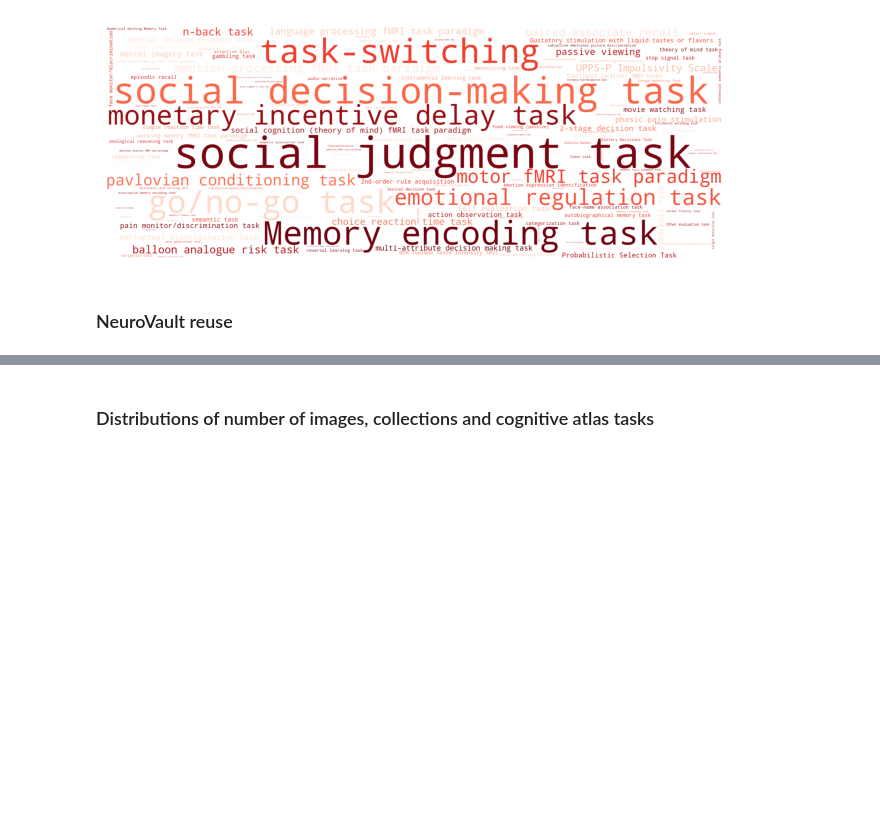
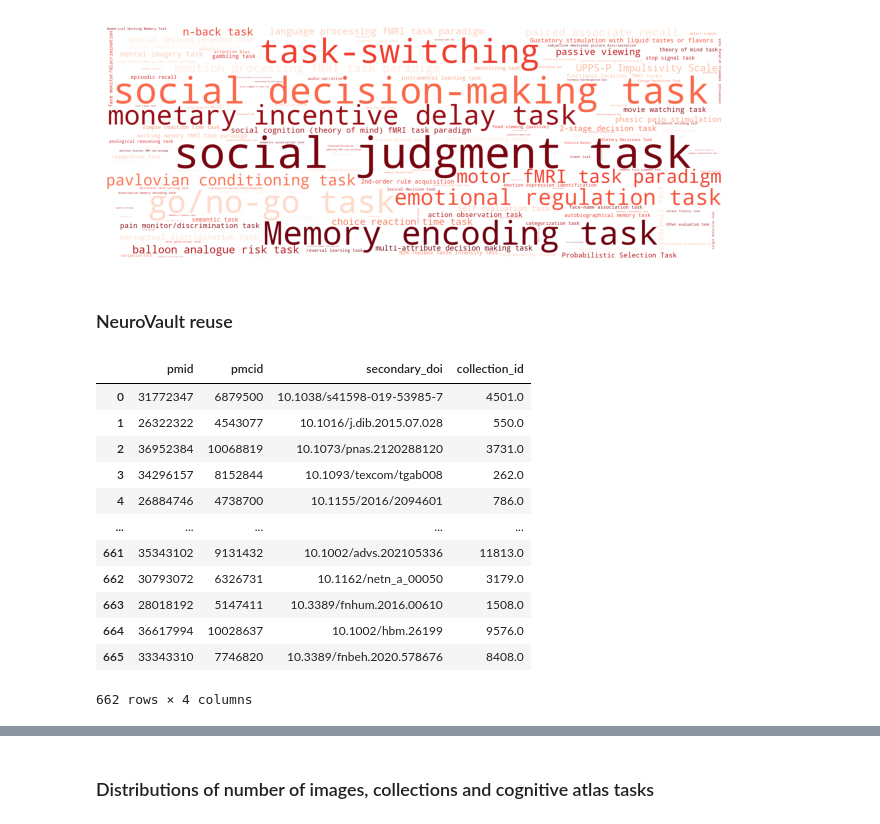
Before and after one commit to NBCLab/large-scale-ibma, a Jupyter notebook: figures/neurovault_data.ipynb, the cells around one changed output, grey strips where cells are left out. Drawn from its saved outputs; the diff is of its cells as text; code cells hidden in the pictures; blank space fills up the shorter version.

```diff
--- a/figures/neurovault_data.ipynb
+++ b/figures/neurovault_data.ipynb
@@ -568,33 +864,45 @@ pubget_metadata_fn = op.join(
     query_neurovault,
     "subset_allArticles_extractedData",
     "metadata.csv",
 )
 pubget_nv_fn = op.join(
     pubget_dir,
     query_neurovault,
     "subset_allArticles_extractedData",
     "neurovault_collections.csv",
 )
 pubget_nv_df = pd.read_csv(pubget_nv_fn)
 pubget_metadata_df = pd.read_csv(pubget_metadata_fn)
 
 # Convert private_token to collection_id
 collection_ids = pubget_nv_df["collection_id"].to_list()
 pubget_nv_df["collection_id"] = [
     _convert_collection_id(id_, collections) for id_ in collection_ids
 ]
 
 # Get PMIDs and PMCIDs from metadata
 pubget_nv_df = pd.merge(pubget_nv_df, pubget_metadata_df[["pmcid", "pmid", "doi"]], on="pmcid")
 pubget_nv_df = pubget_nv_df.reindex(columns=["pmid", "pmcid", "doi", "collection_id"])
 pubget_nv_df = pubget_nv_df.rename(columns={"doi": "secondary_doi"})
 pubget_nv_df["pmid"] = pubget_nv_df["pmid"].astype("Int64")
 pubget_nv_df = pubget_nv_df.dropna(
     subset=["collection_id"]
 )  # Some private collections couldnt be mapped to public ones
 
 # Get collections found by pubget
 collections_pmid_nnan_df = collections_pmid_df.dropna(subset=["pmid"])
-nv_coll = collections_pmid_nnan_df["collection_id"].to_list()
-pubget_nv_coll = pubget_nv_df["collection_id"].to_list()
-matching_ids = np.intersect1d(nv_coll, pubget_nv_coll)
+pubget_nv_df
+# %% [output]
+|  | pmid | pmcid | secondary_doi | collection_id |
+| 0 | 31772347 | 6879500 | 10.1038/s41598-019-53985-7 | 4501.0 |
+| 1 | 26322322 | 4543077 | 10.1016/j.dib.2015.07.028 | 550.0 |
+| 2 | 36952384 | 10068819 | 10.1073/pnas.2120288120 | 3731.0 |
+| 3 | 34296157 | 8152844 | 10.1093/texcom/tgab008 | 262.0 |
+| 4 | 26884746 | 4738700 | 10.1155/2016/2094601 | 786.0 |
+| ... | ... | ... | ... | ... |
+| 661 | 35343102 | 9131432 | 10.1002/advs.202105336 | 11813.0 |
+| 662 | 30793072 | 6326731 | 10.1162/netn_a_00050 | 3179.0 |
+| 663 | 28018192 | 5147411 | 10.3389/fnhum.2016.00610 | 1508.0 |
+| 664 | 36617994 | 10028637 | 10.1002/hbm.26199 | 9576.0 |
+| 665 | 33343310 | 7746820 | 10.3389/fnbeh.2020.578676 | 8408.0 |
+662 rows × 4 columns
```
Also changed, not shown: parts of 41 cells of this notebook.
